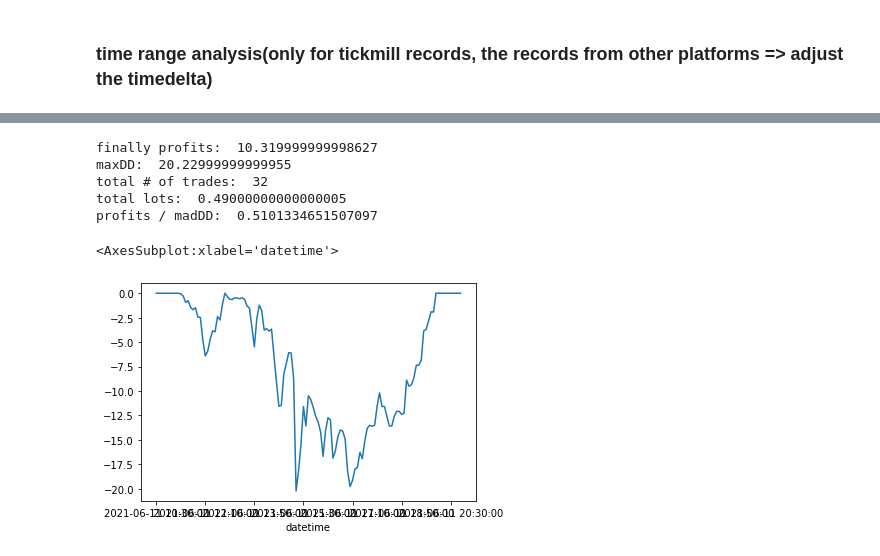
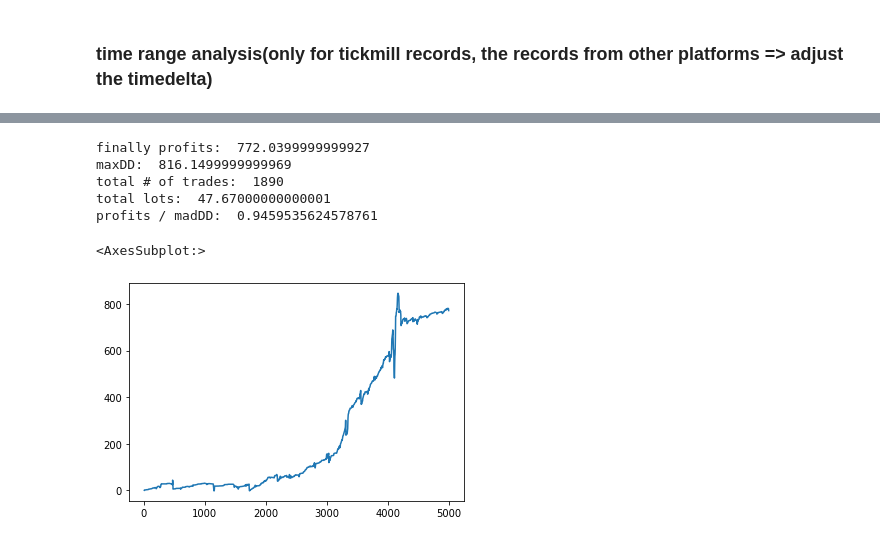
Before and after one commit to deep-forex-trading-group/Rule-based-forex-trading-system, a Jupyter notebook: Analysis/analysis_fm_rc.ipynb, the cells around one changed output, grey strips where cells are left out. Cells and saved outputs as stored; diff of their text form; code cells hidden in the pictures.

```diff
--- a/Analysis/analysis_fm_rc.ipynb
+++ b/Analysis/analysis_fm_rc.ipynb
@@ -18,5 +16,6 @@ The autoreload extension is already loaded. To reload it, use:
 # %%
 %%time
 duka_5m_df = pd.read_csv("../data/yht_duka_5m_eur_with_floatingprofits_table.csv", index_col=["datetime"])
+duka_5m_df = reverse_df(duka_5m_df)
 duka_5m_df.head()
 # %% [output]
@@ -88,5 +87,6 @@ from datetime import timedelta
 # start_dt, end_dt="2021-05-07 14:05:00","2021-05-07 17:15:00"
 # start_dt, end_dt = "2021-05-12 15:00:00","2021-05-12 20:55:00"
 # start_dt, end_dt = "2021-05-24 08:05:00","2021-05-25 23:05:00"
-start_dt, end_dt = "2021-06-11 13:30:00","2021-06-11 15:50:00"
+# start_dt, end_dt = "2021-06-11 13:30:00","2021-06-11 15:50:00"
+start_dt, end_dt = "2020-06-11 13:30:00","2021-07-24 15:50:00"
 start_dt, end_dt = str(pd.to_datetime(start_dt) - timedelta(hours=3)), str(pd.to_datetime(end_dt) - timedelta(hours=3))
@@ -93,25 +114,21 @@ start_dt, end_dt = str(pd.to_datetime(start_dt) - timedelta(hours=3)), str(pd.to
 # %%
-yht_rc_ana_df = yht_rc_df[(yht_rc_df["open_date"] >= start_dt) & (yht_rc_df["open_date"] <= end_dt)]
-duka_5m_ana_df = duka_5m_df[(duka_5m_df.index >= start_dt) & (duka_5m_df.index <= end_dt)]
-
-
-
 total_profits = yht_rc_ana_df["profits_calc"].sum()
 maxDD = -(duka_5m_ana_df["floating_profit"].min()) if duka_5m_ana_df["floating_profit"].min() != 0 else 1e-10
 p_divide_mdd = -1 if abs(total_profits / maxDD) > 1e+9 or total_profits == 0 else abs(total_profits / maxDD)
 print("finally profits: ", total_profits)
 print("maxDD: ", maxDD)
 print("total # of trades: ", yht_rc_ana_df["symbol"].count())
 print("total lots: ", yht_rc_ana_df["lots"].sum())
 print("profits / madDD: ", p_divide_mdd)
-duka_5m_ana_df["floating_profit"].plot()
+# duka_5m_ana_df["floating_profit"].plot()
+yht_rc_ana_df["profits_calc"].cumsum().plot()
 # %% [output]
-finally profits:  10.319999999998627
-maxDD:  20.22999999999955
-total # of trades:  32
-total lots:  0.49000000000000005
-profits / madDD:  0.5101334651507097
+finally profits:  772.0399999999927
+maxDD:  816.1499999999969
+total # of trades:  1890
+total lots:  47.67000000000001
+profits / madDD:  0.9459535624578761
-<AxesSubplot:xlabel='datetime'>
+<AxesSubplot:>
-[figure, old version]
+[figure, new version]
 # %%
 yht_rc_df
```
Also changed, not shown: parts of 7 cells of this notebook, 1 other file.
